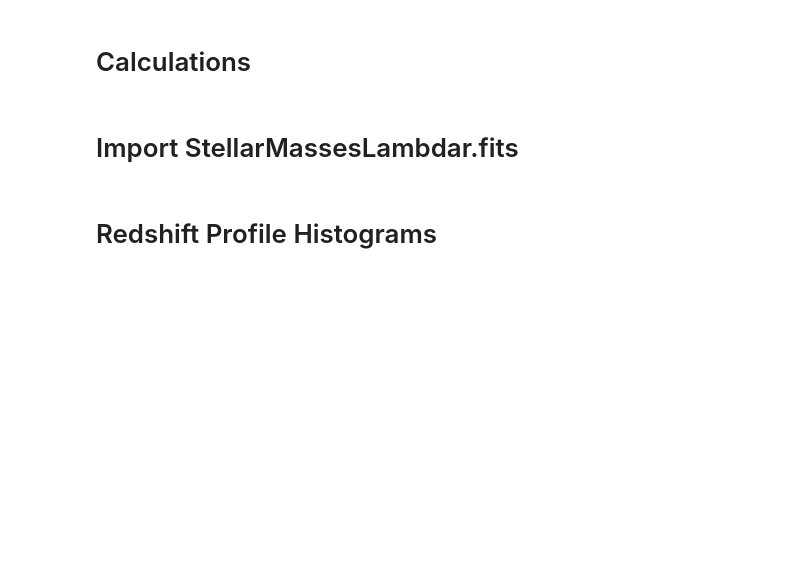
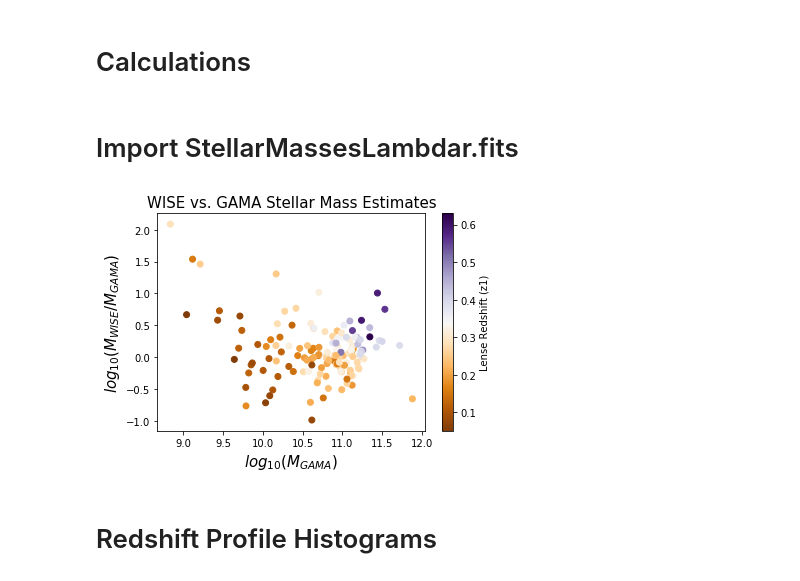
Before and after one commit to beckysteele/python_playground, a Jupyter notebook: strong_lensing_research/Research Plots (Becky).ipynb, the cells around one changed output. Cells and saved outputs as stored; diff of their text form; code cells hidden in the pictures; blank space fills up the shorter version.

```diff
--- a/strong_lensing_research/Research Plots (Becky).ipynb
+++ b/strong_lensing_research/Research Plots (Becky).ipynb
@@ -406,34 +406,36 @@ sSFR_elg_elg_pairs = SFR_elg_elg_pairs/Mstar_elg_elg_pairs
 # %%
 #--------------------------------------------------------------
 # Import stellar masses from GAMA DR3 StellarMassesLambdar.fits
 #--------------------------------------------------------------
 hdul = fits.open('data/StellarMassesLambdar.fits')
 gama_data = hdul[1].data
 
 # Had to do this for FITS --> DataFrame conversion
 gama_cataid = pd.DataFrame(np.array(gama_data["cataid"]).byteswap().newbyteorder())
 gama_logMstar = pd.DataFrame(np.array(gama_data["logmstar"]).byteswap().newbyteorder())
 
 # Data management
 gama_merged_data=pd.merge(gama_cataid,gama_logMstar, left_index=True, right_index=True)
 gama_merged_data["0_x"] = gama_merged_data["0_x"].astype(int) #Had to typecast to int
 gama_merged_data.iscopy = False #avoids active override error
 merged_data_logMstar = pd.merge(wise_data_final, gama_merged_data, how = 'left', left_on = 'cataid', right_on = '0_x')
 gama_data_final = merged_data_logMstar.rename(columns={'cataid':'cataidWISE','0_x':'cataidGAMA','0_y':'logMstarGAMA'})
-
+#print(merged_data_logMstar)
 # Calculate WISE logMstar - GAMA logMstar
 diffMstar = merged_data_logMstar.logMstarWISE-gama_data_final.logMstarGAMA
 
 #------------------------------------------------------
 # Plot the results
 #------------------------------------------------------
-# p = plt.title("WISE vs. GAMA Stellar Mass Estimates",fontsize=15)
-# p = plt.scatter(gama_data_final.logMstarGAMA,diffMstar,c=z1_all_pairs, cmap=cm.PuOr)
-# p = plt.cbar = plt.colorbar(p, shrink=1, orientation='vertical') #, anchor=(0,1.5))
-# p = plt.cbar.set_label('Lense Redshift (z1)', fontsize=10)
-# p = plt.ylabel(r'$log_{10}(M_{WISE}/M_{GAMA})$', fontsize=15)
-# p = plt.xlabel(r'$log_{10}(M_{GAMA})$', fontsize=15)
-# plt.savefig('WISE_vs_GAMA_Mstar.png',dpi=150)
+p = plt.title("WISE vs. GAMA Stellar Mass Estimates",fontsize=15)
+p = plt.scatter(gama_data_final.logMstarGAMA,diffMstar,c=z1_all_pairs, cmap=cm.PuOr)
+p = plt.cbar = plt.colorbar(p, shrink=1, orientation='vertical') #, anchor=(0,1.5))
+p = plt.cbar.set_label('Lense Redshift (z1)', fontsize=10)
+p = plt.ylabel(r'$log_{10}(M_{WISE}/M_{GAMA})$', fontsize=15)
+p = plt.xlabel(r'$log_{10}(M_{GAMA})$', fontsize=15)
+plt.savefig('WISE_vs_GAMA_Mstar.png',dpi=150)
+# %% [output]
+[figure, added]
 # %% [markdown]
 # Redshift Profile Histograms
 # %%
```
Also changed, not shown: parts of 8 cells of this notebook, 1 other file.
